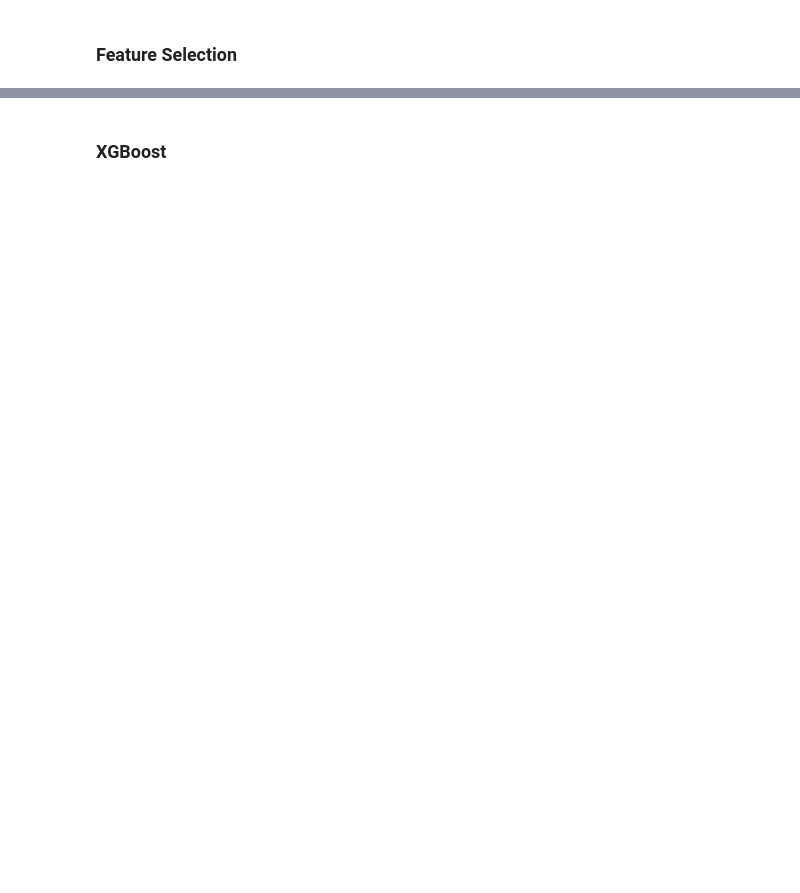
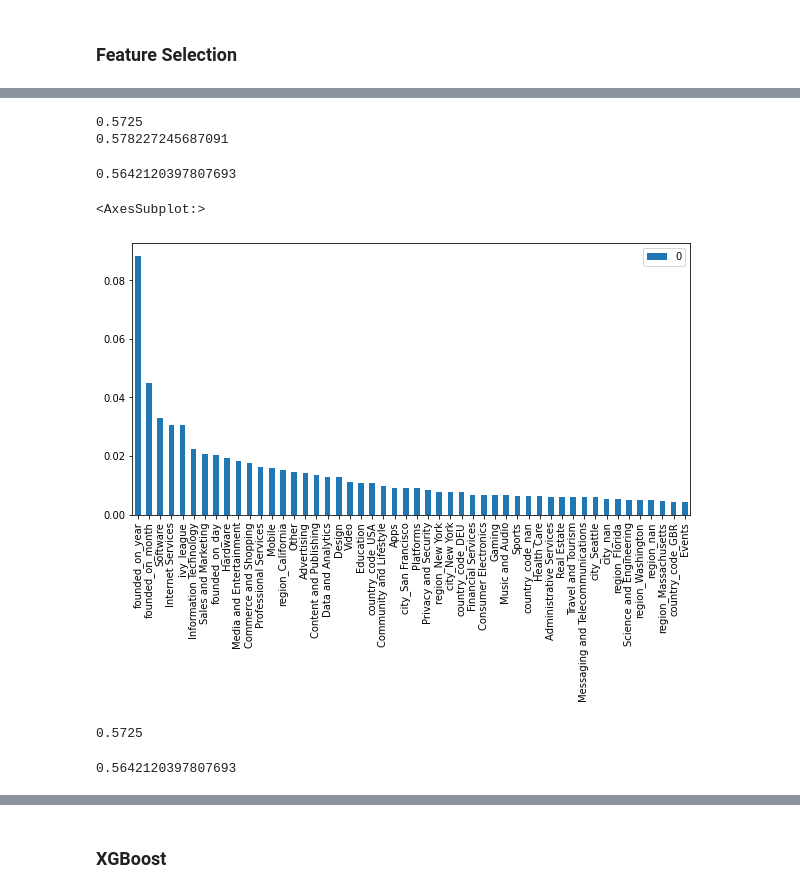
Before and after one commit to McGill-MMA-EnterpriseAnalytics/Crunchbase, a Jupyter notebook: CB.ipynb, the cells around one changed output, grey strips where cells are left out. Cells and saved outputs as stored; diff of their text form; code cells hidden in the pictures; blank space fills up the shorter version.

```diff
--- a/CB.ipynb
+++ b/CB.ipynb
@@ -284,33 +213,21 @@ orgs.reset_index(drop=True,inplace=True)
 # %%
-from sklearn.model_selection import StratifiedShuffleSplit
-import numpy as np
-split = StratifiedShuffleSplit(n_splits=1, test_size=0.2, random_state=42)
-for train_index, test_index in split.split(orgs, orgs['status']):
-     strat_train_set = orgs.loc[train_index]
-     strat_test_set = orgs.loc[test_index]
-
-data_raised=strat_train_set['total_funding_usd']
-data = strat_train_set.copy().drop(['status','total_funding_usd'],axis=1)
-data_labels = strat_train_set["status"].copy()
-
-data_cat=data[['country_code', 'region', 'city' ]]
-
-
 from sklearn.pipeline import Pipeline
 from sklearn.preprocessing import StandardScaler
 from sklearn.impute import SimpleImputer
-from sklearn.decomposition import PCA
-print("Starting phase 1 ")
-data_num = data.select_dtypes(include=[np.number])
+
+
+
+print("Starting phase 1 Numerical")
+data_num = data[['founded_on_year','founded_on_month','founded_on_day']]
+
 num_pipeline = Pipeline([
         ('imputer', SimpleImputer(strategy="median")),
         ('std_scaler', StandardScaler()),
     ])
 
-data_num_tr = num_pipeline.fit_transform(data_num)
+#data_num_tr = num_pipeline.fit_transform(data_num)
 
-print("Starting starting phase 2 ")
-
+print("Starting starting phase 2 Categorical")
 from sklearn.preprocessing import OneHotEncoder
 from sklearn.compose import ColumnTransformer
 data[data_cat.columns]=data[data_cat.columns].astype(str)
@@ -320,7 +237,7 @@ cat_attribs = list(data_cat.columns)
 full_pipeline = ColumnTransformer([
         ("num", num_pipeline, num_attribs),
         ("cat", OneHotEncoder(handle_unknown='ignore'), cat_attribs),
-    ])
+    ],remainder='passthrough')
 
 data_prepared = full_pipeline.fit_transform(data.copy())
 # %% [output]
@@ -510,15 +609,41 @@ for mean_score, params in zip(cvres["mean_test_score"], cvres["params"]):
+# %%
+best_model_acc.fit(data_prepared_balanced, data_labels_balanced)
+y_test_pred = best_model_acc.predict(X_test)
+# Calculate the mean squared error of the prediction
+accuracy_ratio = accuracy_score(y_test, y_test_pred)
+print(accuracy_ratio)
+print(recall_score(y_test,y_test_pred))
+importance = best_model_acc.feature_importances_
+importances_named=pd.DataFrame(rf.feature_importances_)
+importances_named.index=data_processed_columns.columns
+# %% [output]
+0.5725
+0.578227245687091
+# %%
+roc_auc_score(y_test, best_model_acc.predict_proba(X_test)[:, 1])
+# %% [output]
+0.5642120397807693
+# %%
+plt.rcParams["figure.figsize"] = (10,5)
+importances_named.sort_values(by=0,ascending=False)[0:50].plot.bar()
+# %% [output]
+<AxesSubplot:>
+[figure, added]
 # %%
-model = RandomForestClassifier(random_state=42,bootstrap=False,max_features= 4,n_estimators= 10)
-model.fit(data_prepared_balanced, data_labels_balanced)
-y_test_pred = model.predict(X_test)
+best_model_roc.fit(data_prepared_balanced, data_labels_balanced)
+y_test_pred = best_model_roc.predict(X_test)
 # Calculate the mean squared error of the prediction
 accuracy_ratio = accuracy_score(y_test, y_test_pred)
 print(accuracy_ratio)
-importance = model.feature_importances_
+importance = best_model_roc.feature_importances_
 importances_named=pd.DataFrame(rf.feature_importances_)
 importances_named.index=data_processed_columns.columns
+# %% [output]
+0.5725
 # %%
-roc_auc_score(y_test, model.predict_proba(X_test)[:, 1])
+roc_auc_score(y_test, best_model_roc.predict_proba(X_test)[:, 1])
+# %% [output]
+0.5642120397807693
 # %%
 plt.rcParams["figure.figsize"] = (10,5)
 importances_named.sort_values(by=0,ascending=False)[0:50].plot.bar()
```
Also changed, not shown: parts of 82 cells of this notebook, 4 other files.
